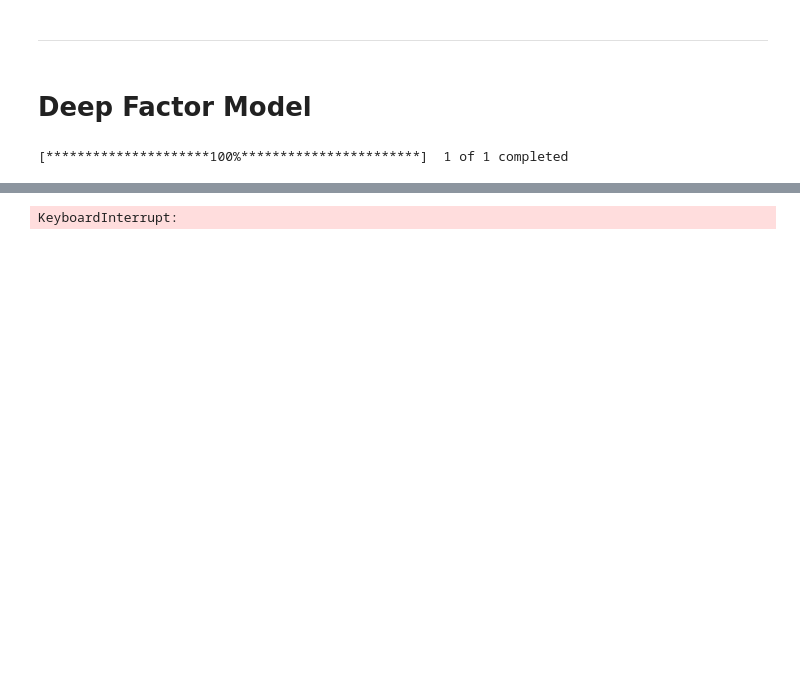
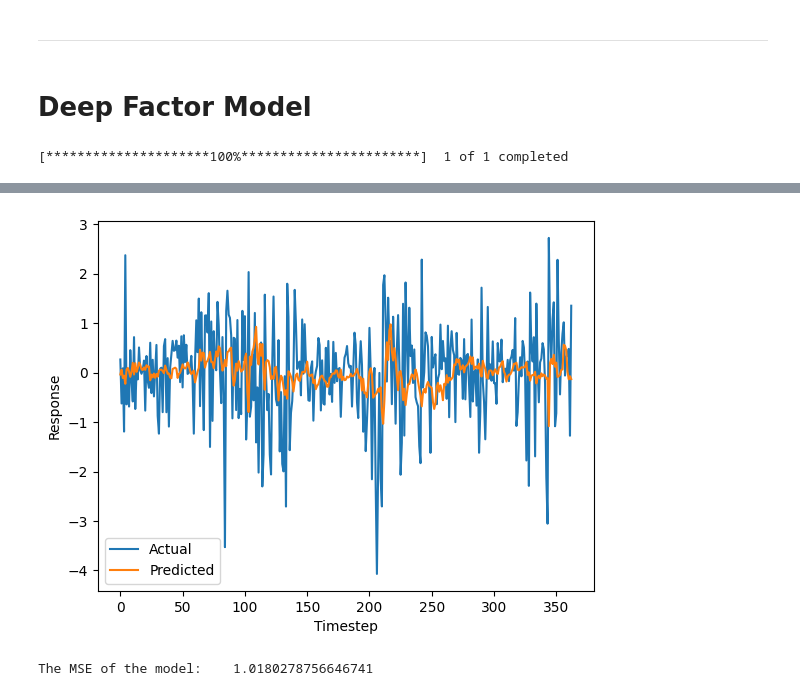
Before and after one commit to maxkuttner/LRP-For-Deep-Recurrent-Factor-Models, a Jupyter notebook: LSTMxLRP_3FModel.ipynb, the cells around one changed output, grey strips where cells are left out. Saved outputs shown, nothing was run; the diff lists cells and outputs as text; code cells hidden in the pictures; blank space fills up the shorter version.

```diff
--- a/LSTMxLRP_3FModel.ipynb
+++ b/LSTMxLRP_3FModel.ipynb
@@ -189,17 +183,13 @@ sp500 = process_data_with_factors(file_path, factor_selection)
 # Take the data frame and compute a data set of batches of size corresponding to a rolling time-step window of 5
 X_train, y_train, X_test, y_test = prepare_data_for_training(data=sp500, small_window_size=5, split_ratio=1)
 
+# Fit rolling lstm model
+predictions, relevance = rolling_fit(X_train, y_train, 60, 1/60, 5)
 
-# Define the model
-model = LSTMModel(lstm_units=64, input_dim=X_train.shape[2], timesteps=5)
+# Compute mse
+mse = np.mean((predictions - y_train[60:])**2)
 
-# Compile the model
-model.compile(optimizer='adam', loss='mean_squared_error')
-
-# Fit rolling lstm model
-predictions, relevance = model.rolling_fit(X_train, y_train, 60, 1/60, 5)
-
-print("The MSE of the model:\t", model.mse)
+print("The MSE of the model:\t", mse)
 # %% [output]
 [*********************100%***********************]  1 of 1 completed
          [[{{node gradients/split_2_grad/concat/split_2/split_dim}}]]
@@ -222,4 +212,5 @@ print("The MSE of the model:\t", model.mse)
+[figure, added]
-KeyboardInterrupt:
+The MSE of the model:    1.0180278756646741
 # %%
 # Aggregate and Plot relevance over time
 
```
Also changed, not shown: parts of 3 cells of this notebook, 9 other files.
